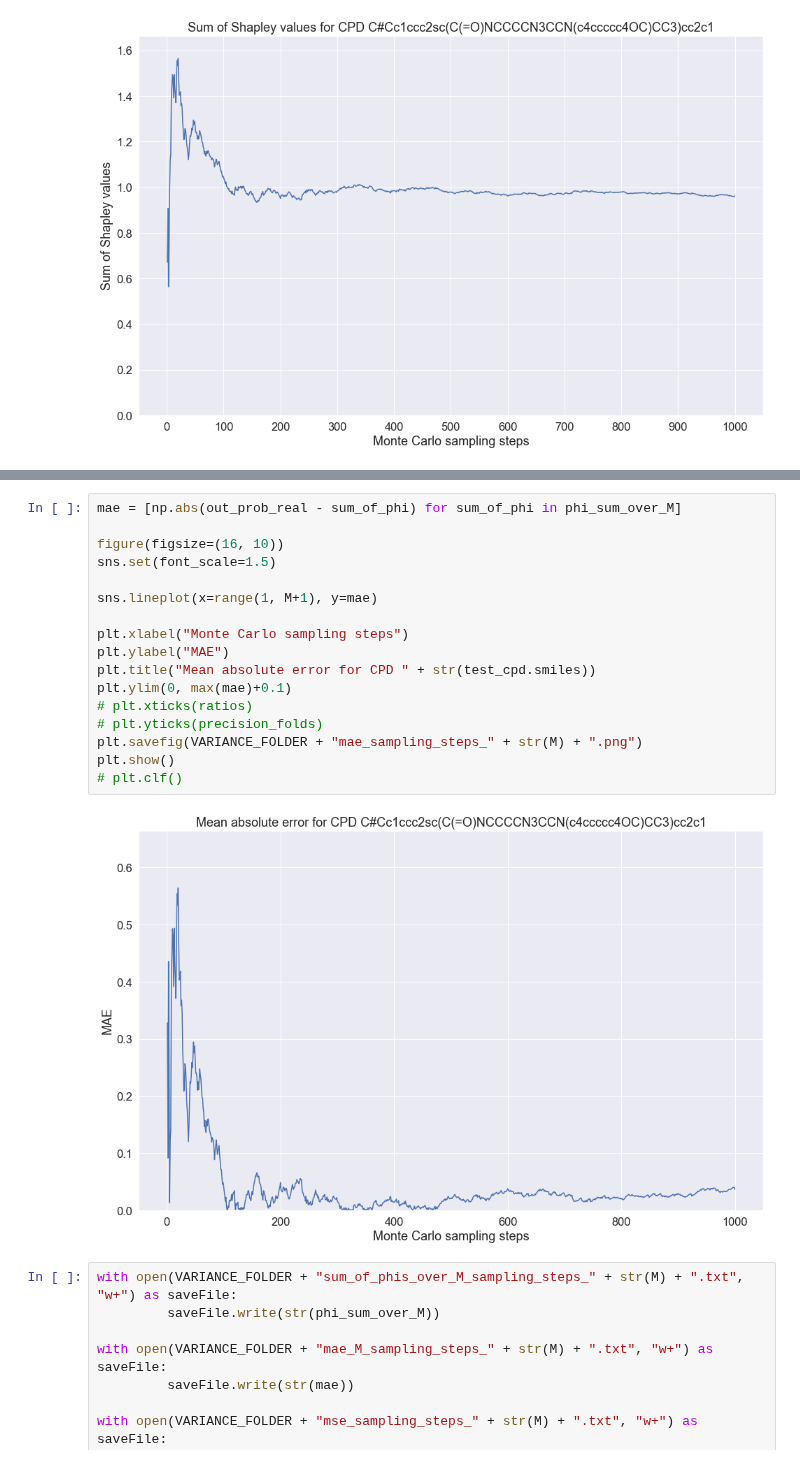
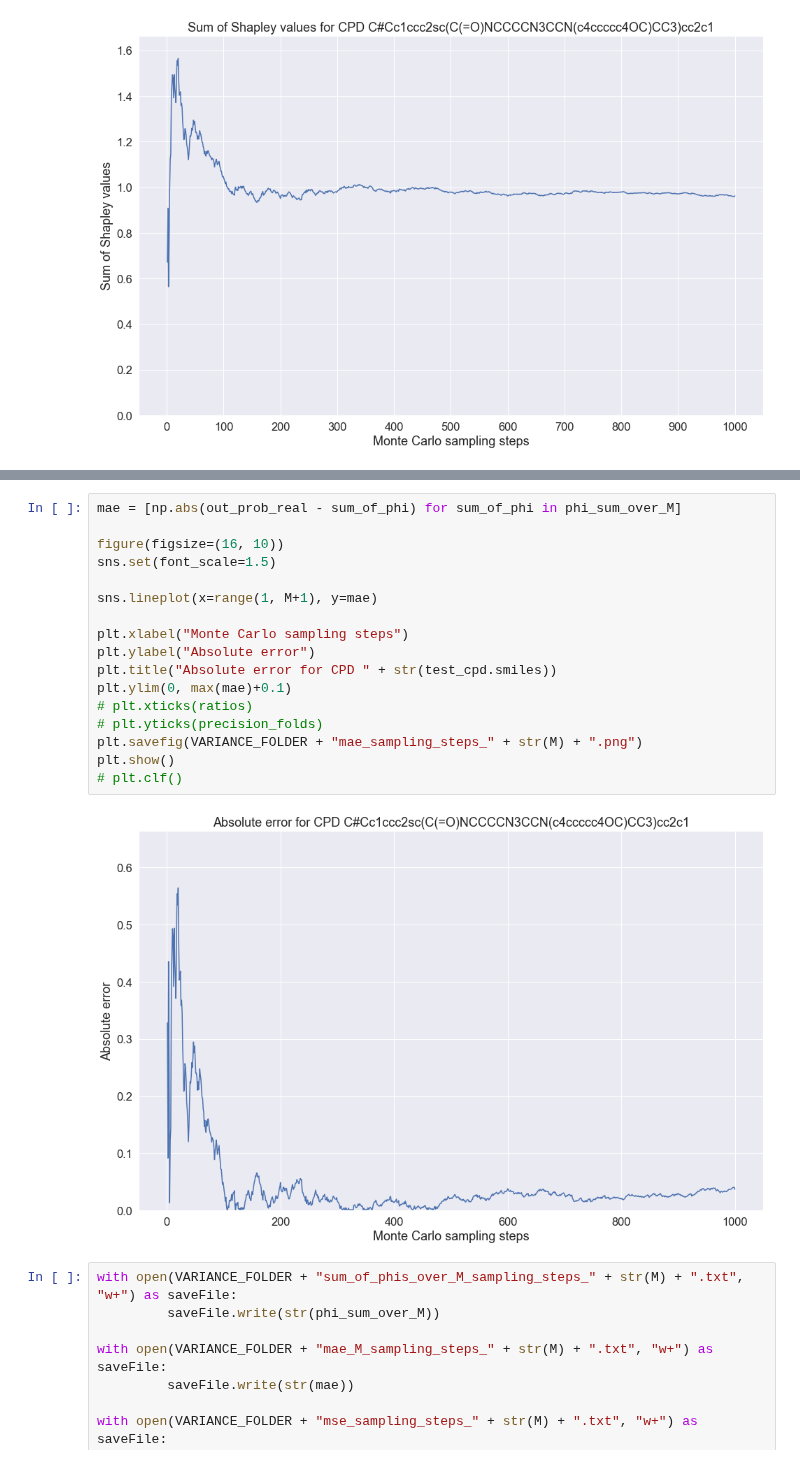
Before and after one commit to AndMastro/EdgeSHAPer, a Jupyter notebook: src/graphSHAper_convergence_variance.ipynb, the cells around one changed output, grey strips where cells are left out. Saved outputs shown, nothing was run; the diff lists cells and outputs as text.

```diff
--- a/src/graphSHAper_convergence_variance.ipynb
+++ b/src/graphSHAper_convergence_variance.ipynb
@@ -582,22 +582,22 @@ plt.show()
 # %%
 mae = [np.abs(out_prob_real - sum_of_phi) for sum_of_phi in phi_sum_over_M]
 
 figure(figsize=(16, 10))
 sns.set(font_scale=1.5)
 
 sns.lineplot(x=range(1, M+1), y=mae)
 
 plt.xlabel("Monte Carlo sampling steps")
-plt.ylabel("MAE")
-plt.title("Mean absolute error for CPD " + str(test_cpd.smiles))
+plt.ylabel("Absolute error")
+plt.title("Absolute error for CPD " + str(test_cpd.smiles))
 plt.ylim(0, max(mae)+0.1)
 # plt.xticks(ratios)
 # plt.yticks(precision_folds)
 plt.savefig(VARIANCE_FOLDER + "mae_sampling_steps_" + str(M) + ".png")
 plt.show()
 # plt.clf()
 # %% [output]
-[figure, old version]
+[figure, new version]
 # %%
 with open(VARIANCE_FOLDER + "sum_of_phis_over_M_sampling_steps_" + str(M) + ".txt", "w+") as saveFile:
          saveFile.write(str(phi_sum_over_M))
```
Also changed, not shown: parts of 5 cells of this notebook, 12 other files.
